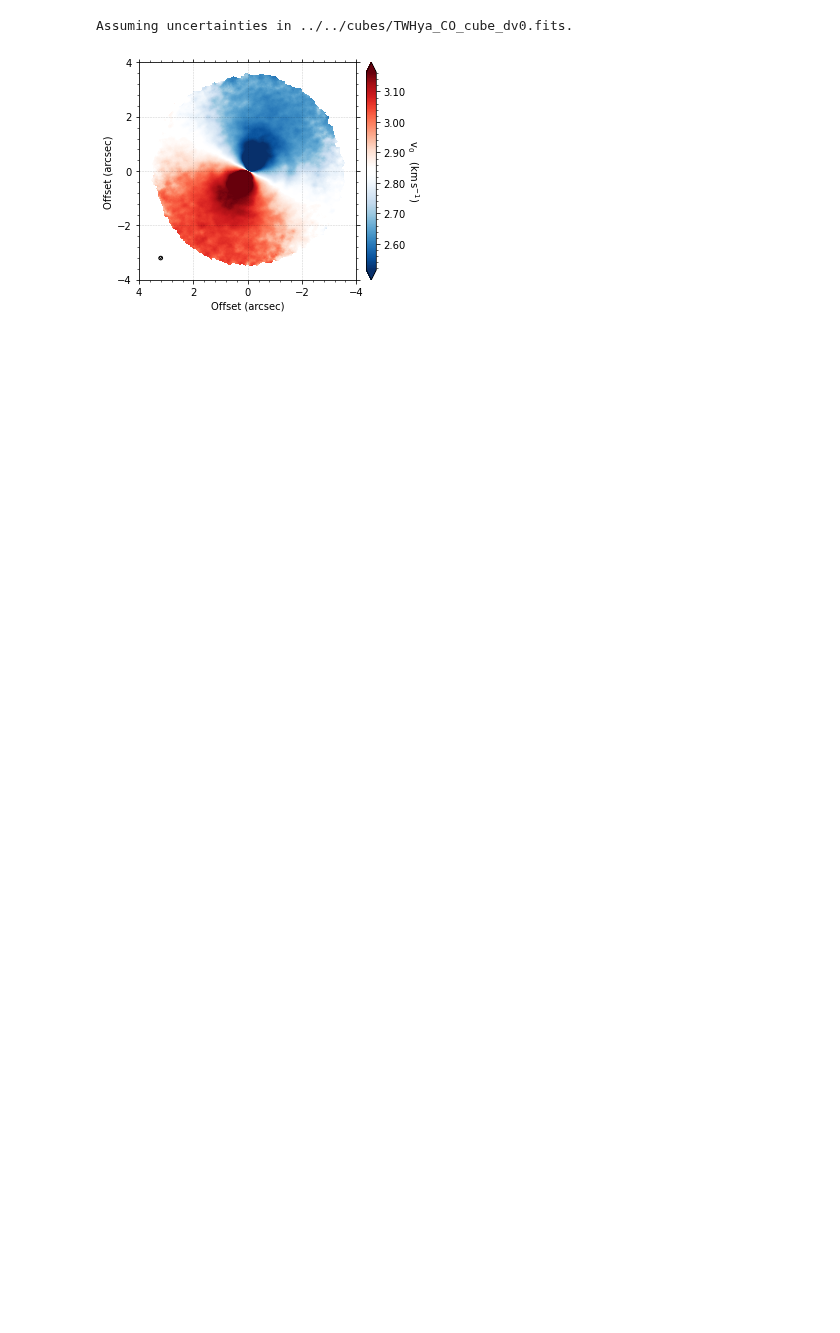
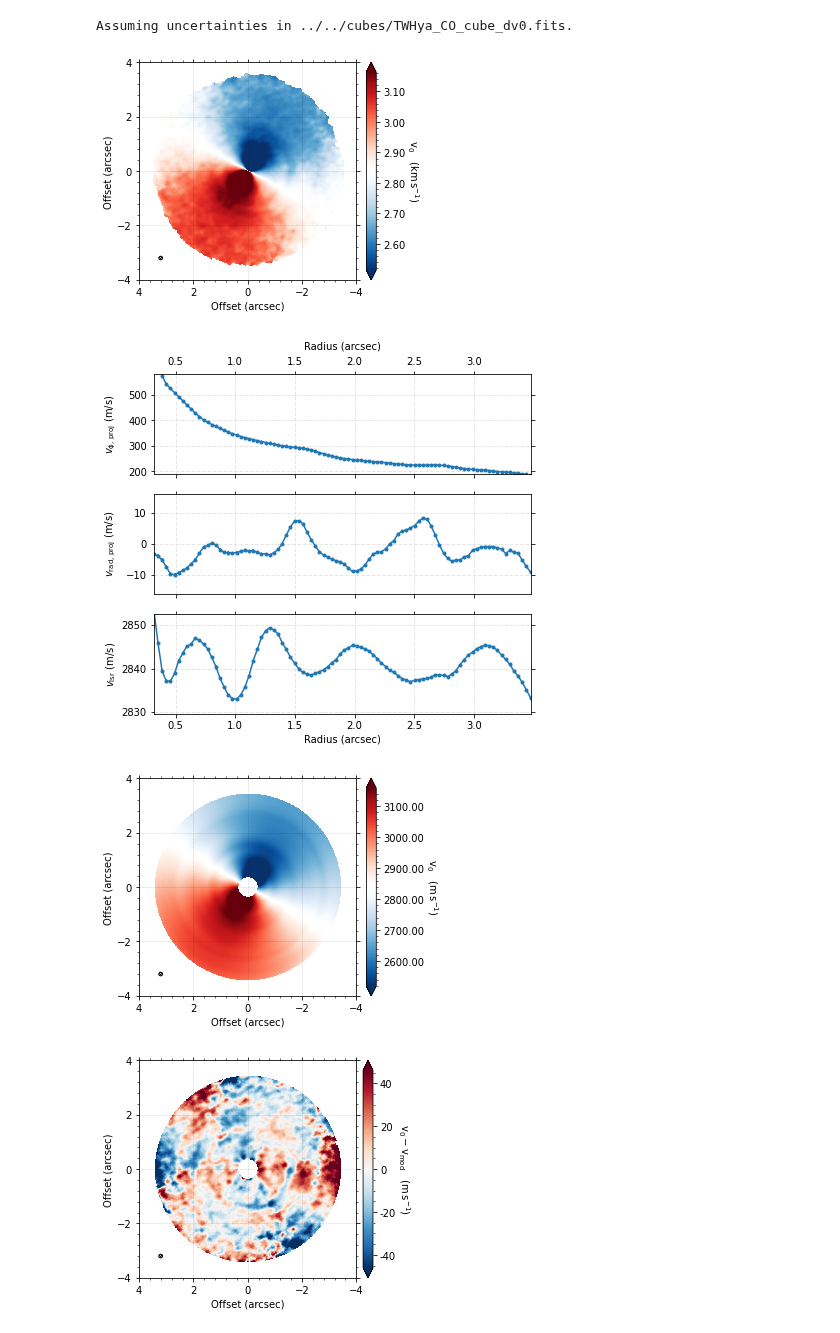
Before and after one commit to richteague/eddy, a Jupyter notebook: docs/tutorials/tutorial_3.ipynb, the cells around one changed output. Cells and saved outputs as stored; diff of their text form; code cells hidden in the pictures; blank space fills up the shorter version.

Commit message:
included plots for fit_annuli

```diff
--- a/docs/tutorials/tutorial_3.ipynb
+++ b/docs/tutorials/tutorial_3.ipynb
@@ -196,4 +196,8 @@ Assuming uncertainties in ../../cubes/TWHya_CO_cube_dv0.fits.
 [figure]
 # %%
 r, v, dv = cube.fit_annuli(x0=0.0, y0=0.0, inc=6.0, PA=151.0, fit_vrad=True,
-                           rbins=np.arange(0.3, 3.0, 0.25 * cube.bmaj))
+                           rbins=np.arange(0.3, 3.5, 0.25 * cube.bmaj))
+# %% [output]
+[figure, added]
+[figure, added]
+[figure, added]
```
Also changed, not shown: parts of 9 cells of this notebook, 3 other files.
